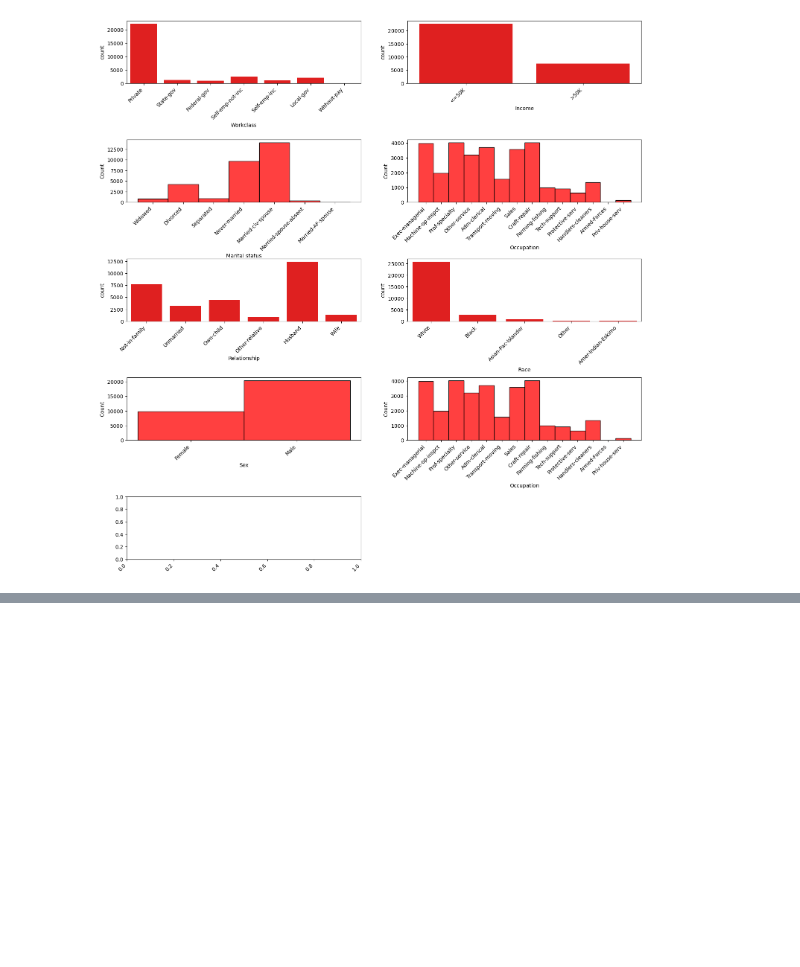
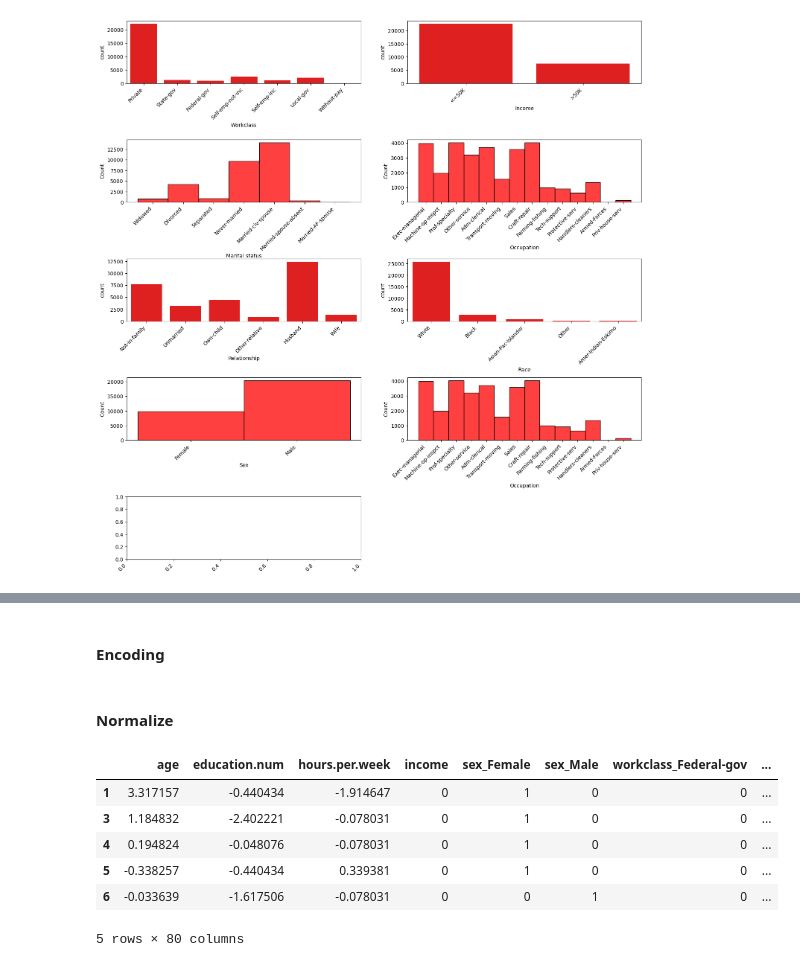
Before and after one commit to 4GeeksAcademy/GuilloMansa-MachineLearning, a Jupyter notebook: src/13-recommendation-systems-adult-census-income.ipynb, the cells around one changed output, grey strips where cells are left out. Cells and saved outputs as stored; diff of their text form; code cells hidden in the pictures; blank space fills up the shorter version.

```diff
--- a/src/13-recommendation-systems-adult-census-income.ipynb
+++ b/src/13-recommendation-systems-adult-census-income.ipynb
@@ -296,0 +351,25 @@ plt.show()
+# %%
+df = df.drop(['relationship'], axis=1)
+# %%
+df['income'] = df['income'].str.strip()
+df['income'] = df['income'].apply(lambda x: 1 if x == '>50K' else 0)
+# %% [markdown]
+#### Encoding
+# %%
+categorical_columns = ['sex','workclass','marital.status', 'occupation', 'race', 'native.country']
+df_encoding = pd.get_dummies(df, columns=categorical_columns, dtype=int)
+# %% [markdown]
+#### Normalize
+# %%
+scaler = StandardScaler()
+df_encoding[['age', 'hours.per.week','education.num']] = scaler.fit_transform(df_encoding[['age', 'hours.per.week', 'education.num']])
+# %%
+df_encoding.head()
+# %% [output]
+|  | age | education.num | hours.per.week | income | sex_Female | sex_Male | workclass_Federal-gov | ... |
+| 1 | 3.317157 | -0.440434 | -1.914647 | 0 | 1 | 0 | 0 | ... |
+| 3 | 1.184832 | -2.402221 | -0.078031 | 0 | 1 | 0 | 0 | ... |
+| 4 | 0.194824 | -0.048076 | -0.078031 | 0 | 1 | 0 | 0 | ... |
+| 5 | -0.338257 | -0.440434 | 0.339381 | 0 | 1 | 0 | 0 | ... |
+| 6 | -0.033639 | -1.617506 | -0.078031 | 0 | 0 | 1 | 0 | ... |
+5 rows × 80 columns
```
Also changed, not shown: parts of 4 cells of this notebook.
